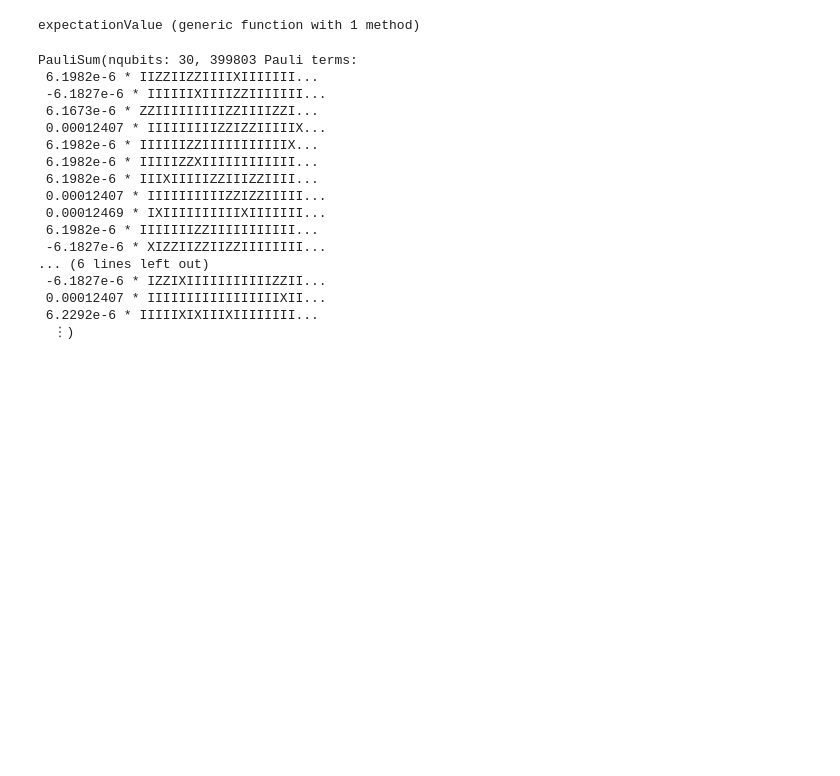
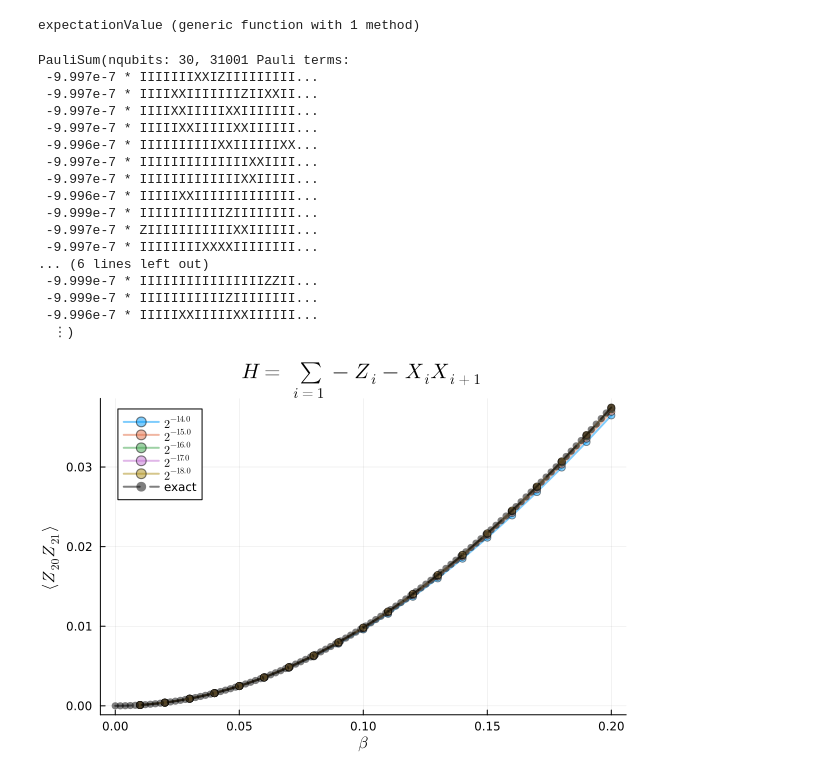
Before and after one commit to wrightjandrew/ImaginaryTimeEvolutionPauliPropagation, a Jupyter notebook: imaginaryTimeEvolution/tests2.ipynb, the cells around one changed output. Cells and saved outputs as stored; diff of their text form; code cells hidden in the pictures; blank space fills up the shorter version.

Commit message:
added manuel's efficient imaginary time evolution

```diff
--- a/imaginaryTimeEvolution/tests2.ipynb
+++ b/imaginaryTimeEvolution/tests2.ipynb
@@ -217,7 +294,7 @@ end
 # %% [output]
 expectationValue (generic function with 1 method)
 # %%
-theta = 0.05im
+theta = 0.01im
 θ = theta
 nq = 30
 
@@ -226,9 +303,9 @@ nl = 1
 pstr = PauliString(nq, :I, 1)
 
 # the computational basis matrices
-rzmat = tomatrix(PauliRotation(:Z, 1), θ)
-rxmat = tomatrix(PauliRotation(:X, 1), θ)
-rzzmat = tomatrix(PauliRotation([:Z, :Z], [1, 2]), -θ)
+rzmat = tomatrix(PauliRotation(:Z, 1), -θ)
+rxmat = tomatrix(PauliRotation(:X, 1), -θ)
+rzzmat = tomatrix(PauliRotation([:X, :X], [1, 2]), -θ)
 
 # the Pauli basis matrices
 rzptm = calculateptm(rzmat; heisenberg=false)
@@ -244,27 +321,57 @@ topology = bricklayertopology(nq)
 # the circuit
 circuit = Gate[]
 for i in 1:nl
-    append!(circuit, TransferMapGate(rxmap, ii) for ii in 1:nq);
-    #append!(circuit, TransferMapGate(rzmap, ii) for ii in 1:nq);
+    #append!(circuit, TransferMapGate(rxmap, ii) for ii in 1:nq);
+    append!(circuit, TransferMapGate(rzmap, ii) for ii in 1:nq);
     append!(circuit, TransferMapGate(rzzmap,collect(pair)) for pair in topology);
 end
 
-psum = propagate(circuit, pstr, normalization=true, min_abs_coeff=2^(-18))
+psum = propagate(circuit, pstr, normalization=true, min_abs_coeff=2^(-20))
 # %% [output]
-PauliSum(nqubits: 30, 399803 Pauli terms:
- 6.1982e-6 * IIZZIIZZIIIIXIIIIIII...
- -6.1827e-6 * IIIIIIXIIIIZZIIIIIII...
- 6.1673e-6 * ZZIIIIIIIIIZZIIIIZZI...
- 0.00012407 * IIIIIIIIIZZIZZIIIIIX...
- 6.1982e-6 * IIIIIIZZIIIIIIIIIIIX...
- 6.1982e-6 * IIIIIZZXIIIIIIIIIIII...
- 6.1982e-6 * IIIXIIIIIZZIIIZZIIII...
- 0.00012407 * IIIIIIIIIIZZIZZIIIII...
- 0.00012469 * IXIIIIIIIIIIXIIIIIII...
- 6.1982e-6 * IIIIIIIZZIIIIIIIIIII...
- -6.1827e-6 * XIZZIIZZIIZZIIIIIIII...
+PauliSum(nqubits: 30, 31001 Pauli terms:
+ -9.997e-7 * IIIIIIIXXIZIIIIIIIII...
+ -9.997e-7 * IIIIXXIIIIIIIZIIXXII...
+ -9.997e-7 * IIIIXXIIIIIXXIIIIIII...
+ -9.997e-7 * IIIIIXXIIIIIXXIIIIII...
+ -9.996e-7 * IIIIIIIIIIXXIIIIIIXX...
+ -9.997e-7 * IIIIIIIIIIIIIIXXIIII...
+ -9.997e-7 * IIIIIIIIIIIIIXXIIIII...
+ -9.996e-7 * IIIIIXXIIIIIIIIIIIII...
+ -9.999e-7 * IIIIIIIIIIIZIIIIIIII...
+ -9.997e-7 * ZIIIIIIIIIIIXXIIIIII...
+ -9.997e-7 * IIIIIIIIXXXXIIIIIIII...
 ... (6 lines left out)
- -6.1827e-6 * IZZIXIIIIIIIIIIIZZII...
- 0.00012407 * IIIIIIIIIIIIIIIIIXII...
- 6.2292e-6 * IIIIIXIXIIIXIIIIIIII...
+ -9.999e-7 * IIIIIIIIIIIIIIIIZZII...
+ -9.999e-7 * IIIIIIIIIIIZIIIIIIII...
+ -9.996e-7 * IIIIIXXIIIIIXXIIIIII...
   ⋮)
+# %%
+obs_i = 5
+obs_j = 6
+observable = PauliString(nq, [:Z,:Z], [obs_i,obs_j])
+observable = inttostring(observable.term, nq)
+
+nl = 20
+trunc_coeffs = 2.0 .^ (-14:-1:-18)
+
+time = range(0.01, 0.01*nl, nl)
+
+plot(ylabel=L"$\langle Z_{20}Z_{21} \rangle$", xlabel=L"\beta", title = L"$H = \sum_{i=1} -Z_i - X_iX_{i+1}$")
+
+
+for j in trunc_coeffs
+    expectation = thermalStateExpectation(circuit, nl, nq, observable; min_abs_coeff=j, max_weight = 9)
+    plot!(time, expectation, label = L"$2^{%$(round(log2(j), digits=2))}$", legend=:topleft, lw=2, markersize=4, marker=:circle, alpha=0.5)
+end
+
+M = jordan_wigner_tfim(nq, 1.0, 1.0)
+betaExact = range(0.0, time[end], length=100)
+zz = zeros(length(betaExact))
+for i in 1:length(betaExact)
+    zz[i] = zz_correlation(M, betaExact[i], obs_i, obs_j)
+end
+
+plot!(betaExact, zz, label = "exact", legend=:topleft, lw=2, markersize=4, marker=:circle, alpha=0.5, color = :black, linestyle = :dash)
+display(plot!())
+# %% [output]
+[figure, added]
```
Also changed, not shown: parts of 7 cells of this notebook, 2 other files.
